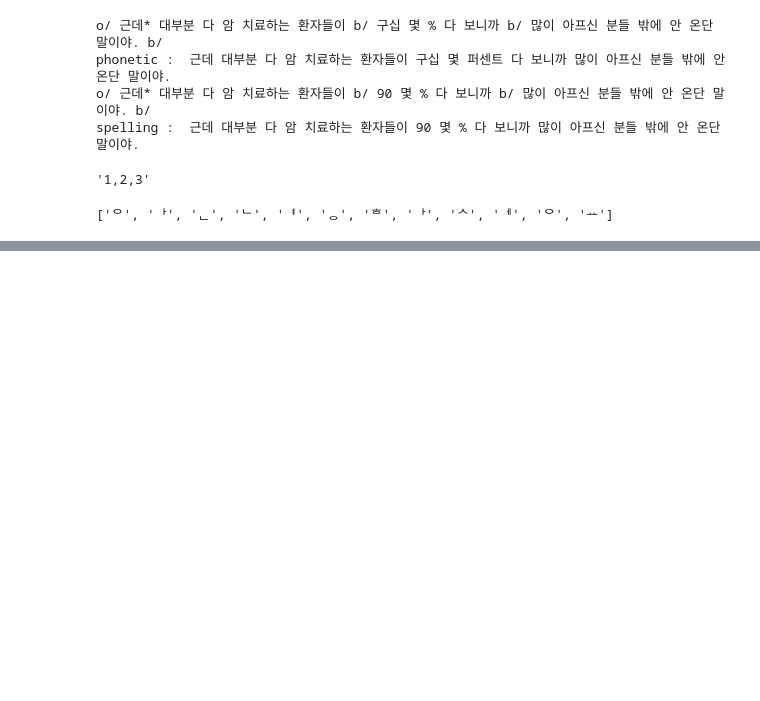
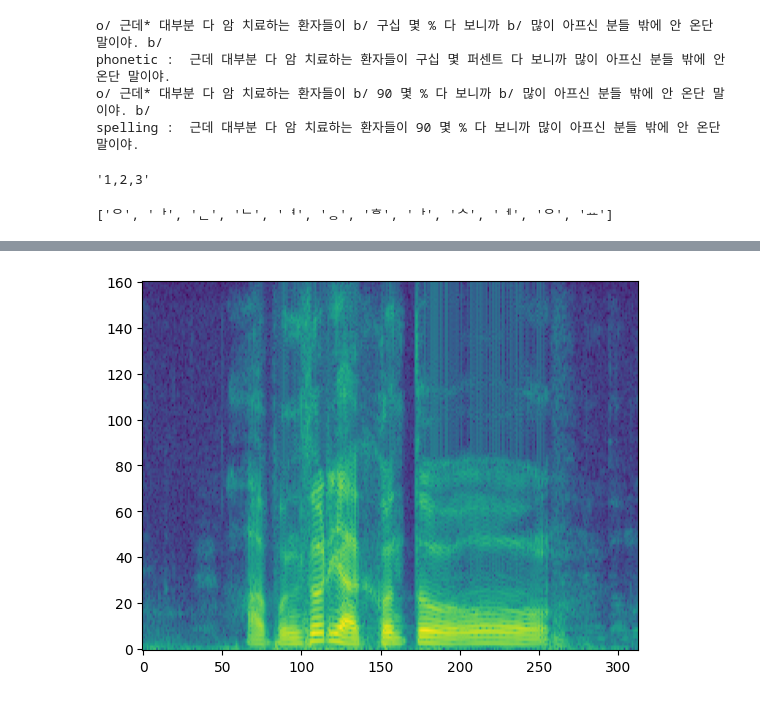
Before and after one commit to jayden5744/speech_transformer_pl, a Jupyter notebook: test.ipynb, the cells around one changed output, grey strips where cells are left out. Saved outputs shown, nothing was run; the diff lists cells and outputs as text; code cells hidden in the pictures; blank space fills up the shorter version.

```diff
--- a/test.ipynb
+++ b/test.ipynb
@@ -122,0 +192,10 @@ transcript = "안녕하세요"
+# %%
+transforms = Spectrogram(sr=16000)
+spec = torch.Tensor(transforms(signal))
+
+if spec.dim() == 3:
+    spec = spec[0]
+plt.imshow(spec.detach().cpu().numpy(), origin="lower", aspect="auto")
+plt.show()
+# %% [output]
+[figure, added]
```
Also changed, not shown: parts of 19 cells of this notebook, 15 other files.
